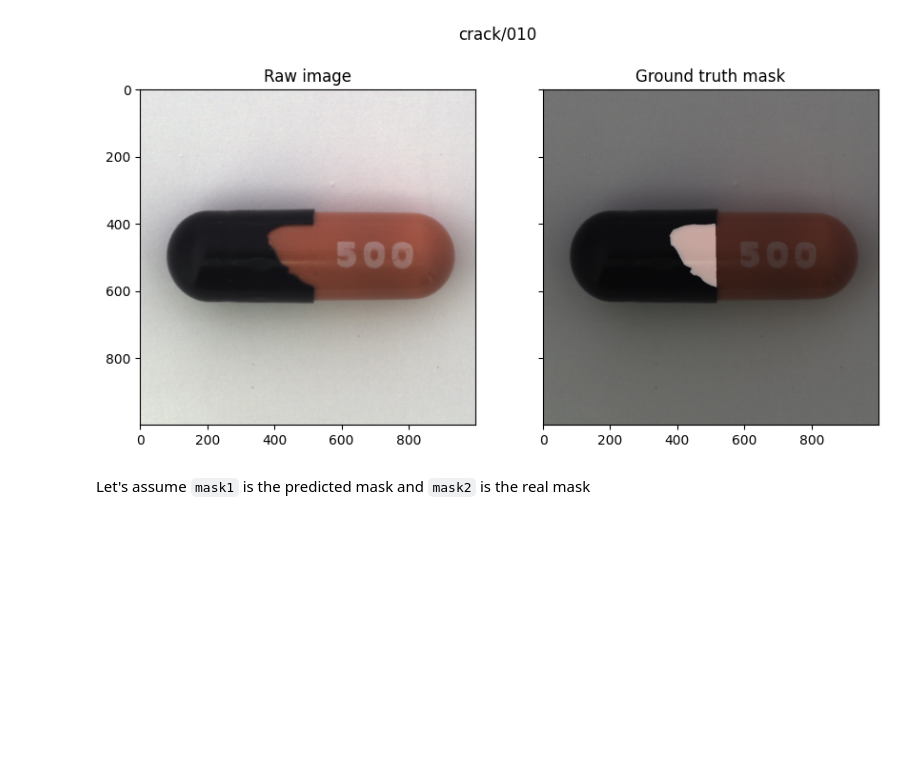
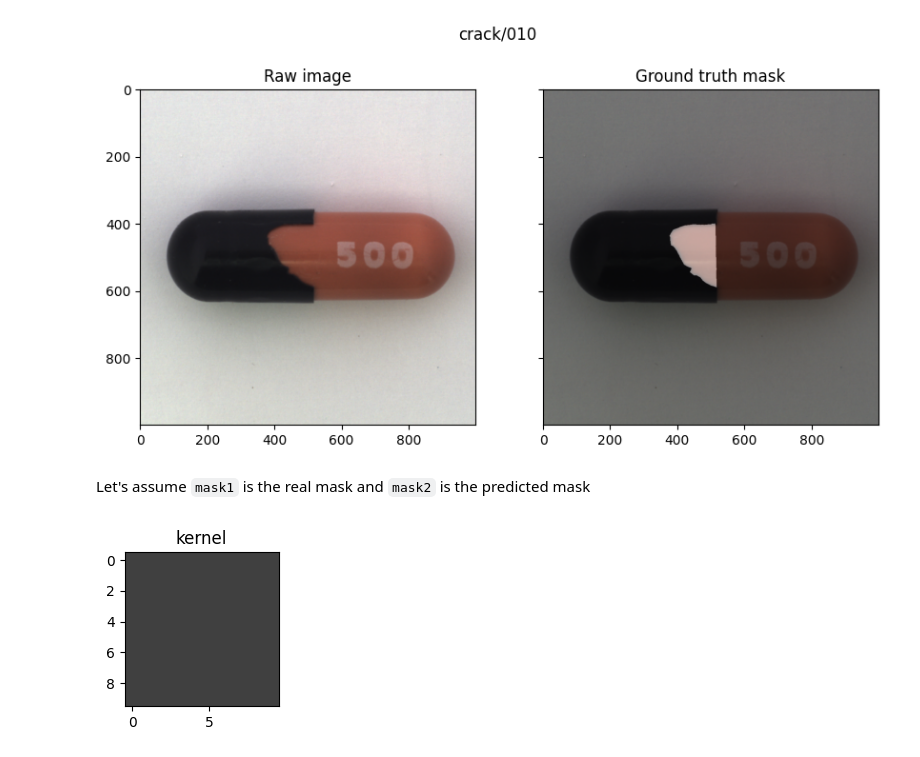
Before and after one commit to plrodrigues/TAAC_AnomalyDetection_in_MVTecDataset, a Jupyter notebook: notebooks/nb_1_developing_metrics.ipynb, the cells around one changed output. Saved outputs shown, nothing was run; the diff lists cells and outputs as text; code cells hidden in the pictures; blank space fills up the shorter version.

```diff
--- a/notebooks/nb_1_developing_metrics.ipynb
+++ b/notebooks/nb_1_developing_metrics.ipynb
@@ -56,4 +57,16 @@ show_img_and_mask(img2, mask2, ex_name2)
 # %% [output]
 [figure]
 # %% [markdown]
-Let's assume `mask1` is the predicted mask and `mask2` is the real mask
+Let's assume `mask1` is the real mask and `mask2` is the predicted mask
+# %%
+import numpy as np
+
+k = 10
+mean_kernel = np.full((k, k), 1/4)
+
+plt.figure(figsize=(2,2))
+plt.imshow(mean_kernel, cmap="gray", vmin=0, vmax=1)
+plt.title('kernel')
+plt.show()
+# %% [output]
+[figure, added]
```
Also changed, not shown: parts of 16 cells of this notebook, 1 other file.
